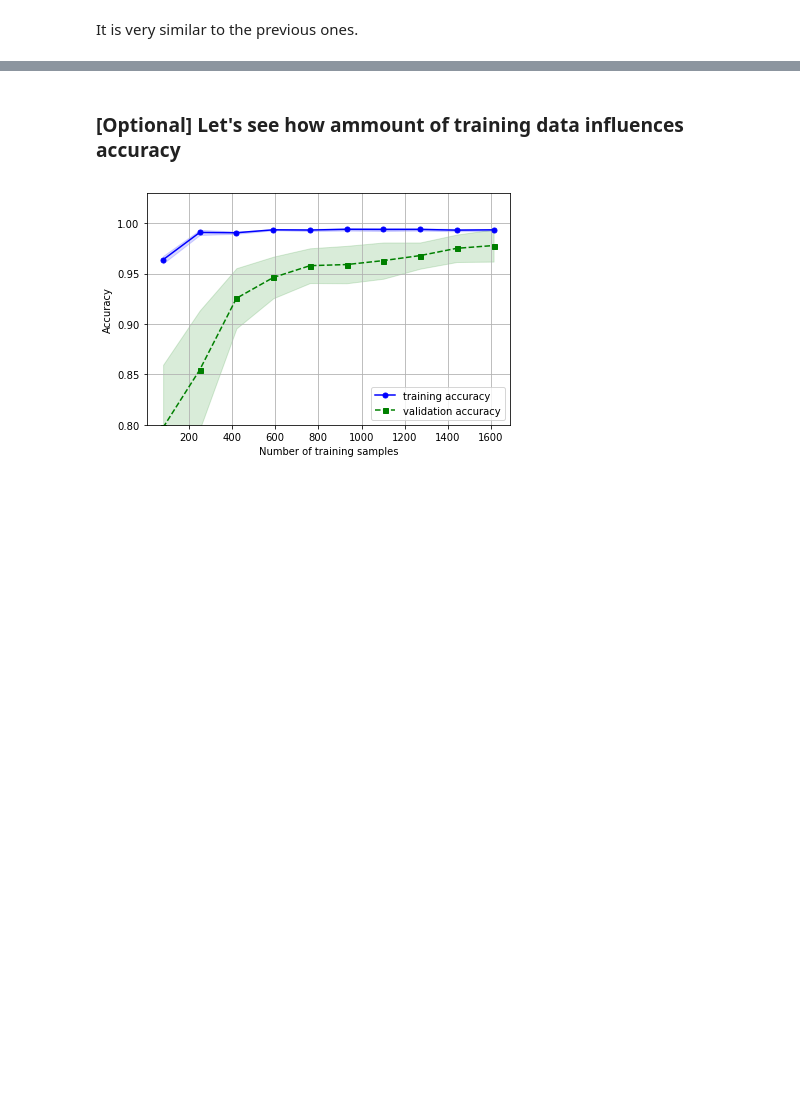
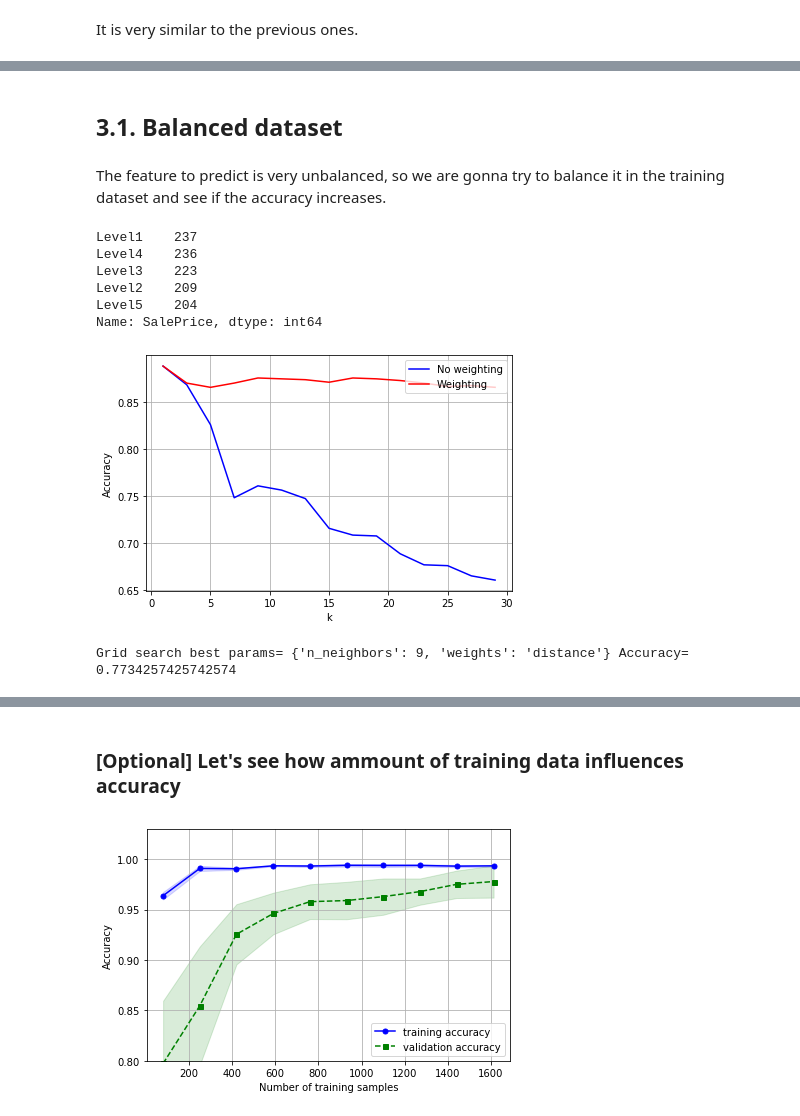
Before and after one commit to FerranAgulloLopez/DataMiningHousePrices, a Jupyter notebook: scripts/Knn.ipynb, the cells around one changed output, grey strips where cells are left out. Saved outputs shown, nothing was run; the diff lists cells and outputs as text; code cells hidden in the pictures; blank space fills up the shorter version.

```diff
--- a/scripts/Knn.ipynb
+++ b/scripts/Knn.ipynb
@@ -344,0 +356,4 @@ It is very similar to the previous ones.
+# %% [markdown]
+## 3.1. Balanced dataset
+# %% [markdown]
+The feature to predict is very unbalanced, so we are gonna try to balance it in the training dataset and see if the accuracy increases.
@@ -344,0 +363,37 @@ It is very similar to the previous ones.
+# %%
+aux = train_pca_data.copy()
+aux['SalePrice'] = y_train
+
+X1 = aux[aux['SalePrice'] == 'Level1']
+X2 = aux[aux['SalePrice'] == 'Level2']
+X3 = aux[aux['SalePrice'] == 'Level3']
+X4 = aux[aux['SalePrice'] == 'Level4']
+X5 = aux[aux['SalePrice'] == 'Level5']
+
+train_pca_data_balanced = pd.DataFrame()
+
+for i in range(3):
+    train_pca_data_balanced = train_pca_data_balanced.append(X1, ignore_index = True)
+train_pca_data_balanced = train_pca_data_balanced.append(X2.sample(frac=1/3), ignore_index = True)
+train_pca_data_balanced = train_pca_data_balanced.append(X3, ignore_index = True)
+for i in range(4):
+    train_pca_data_balanced = train_pca_data_balanced.append(X4, ignore_index = True)
+for i in range(12):
+    train_pca_data_balanced = train_pca_data_balanced.append(X5, ignore_index = True)
+
+train_pca_data_balanced['SalePrice'].value_counts()
+# %% [output]
+Level1    237
+Level4    236
+Level3    223
+Level2    209
+Level5    204
+Name: SalePrice, dtype: int64
+# %%
+y_train_balanced = train_pca_data_balanced['SalePrice']
+train_pca_data_balanced.drop(columns=['SalePrice'],inplace=True)
+# %%
+parval = find_best_params(train_pca_data_balanced,y_train_balanced)
+# %% [output]
+[figure, added]
+Grid search best params= {'n_neighbors': 9, 'weights': 'distance'} Accuracy= 0.7734257425742574
```
Also changed, not shown: parts of 39 cells of this notebook.
